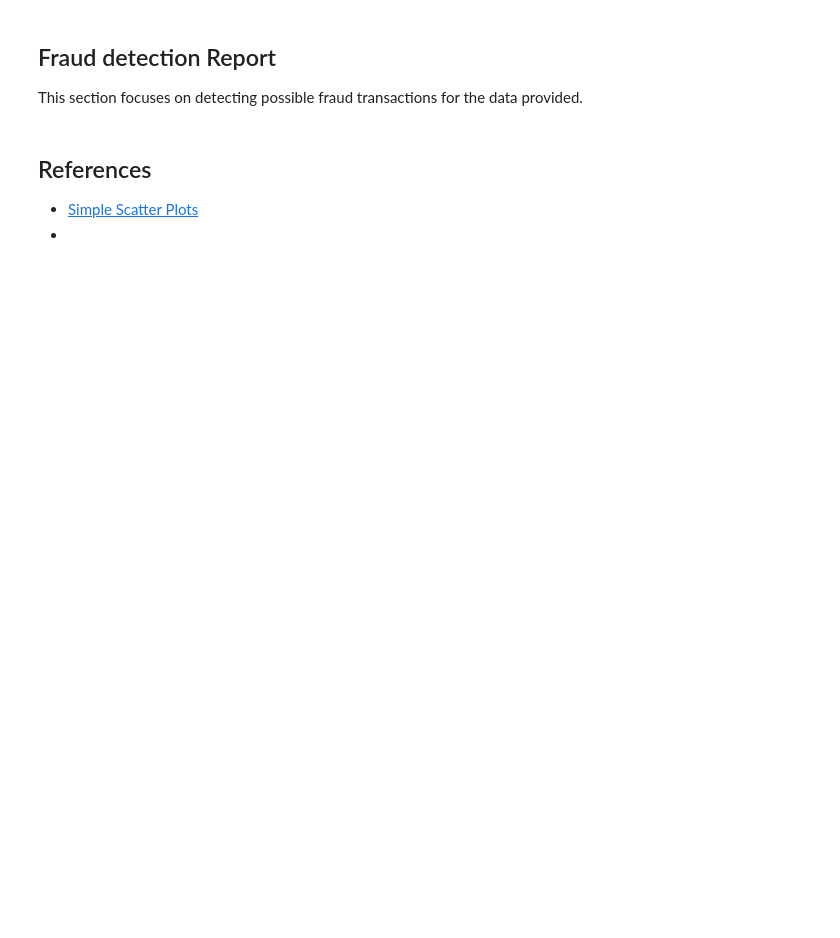
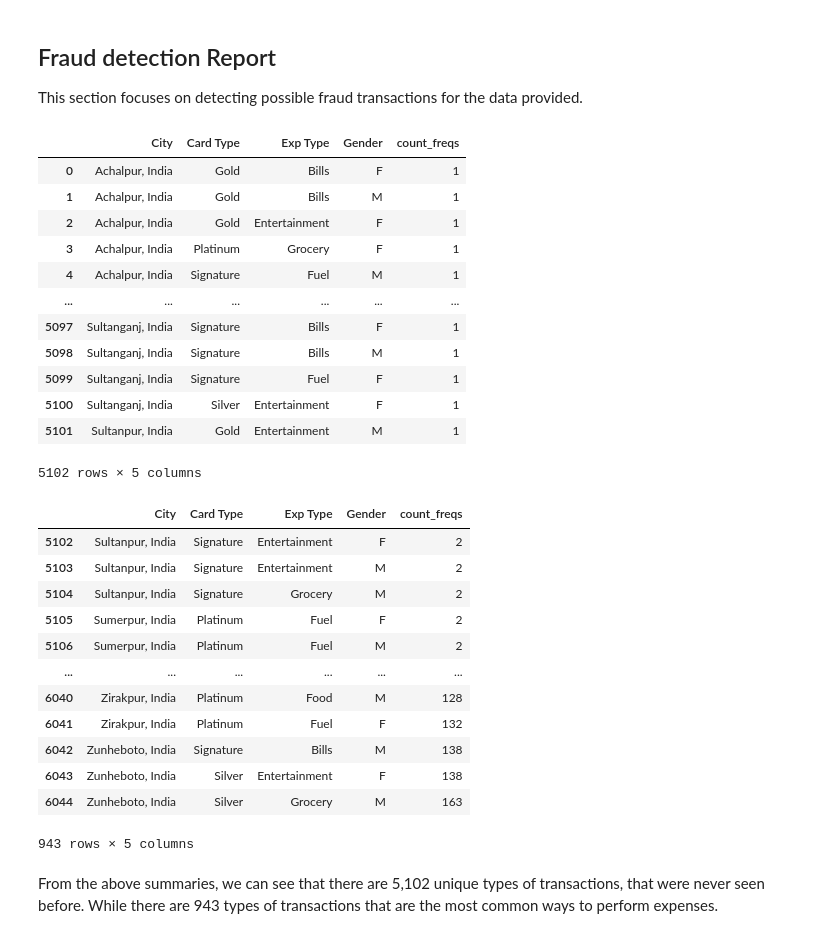
Before and after one commit to LaloLoop/prog8420-egs-solutions, a Jupyter notebook: bank-transactions-analysis/bank-transaction.ipynb, the cells around one changed output. Saved outputs shown, nothing was run; the diff lists cells and outputs as text; code cells hidden in the pictures; blank space fills up the shorter version.

```diff
--- a/bank-transactions-analysis/bank-transaction.ipynb
+++ b/bank-transactions-analysis/bank-transaction.ipynb
@@ -312,7 +281,46 @@ bank_data.corr()
 # %% [markdown]
 ## Fraud detection Report
 This section focuses on detecting possible fraud transactions for the data provided.
-# %% [markdown]
-## References
-* [Simple Scatter Plots](https://jakevdp.github.io/PythonDataScienceHandbook/04.02-simple-scatter-plots.html)
-*
+# %%
+bank_slice = bank_data[['City', 'Card Type', 'Exp Type', 'Gender']]
+bank_counts = bank_slice.value_counts(ascending=True)
+count_freqs = dict(bank_counts)
+bank_grouped = bank_slice.groupby(['City', 'Card Type', 'Exp Type', 'Gender']).count().reset_index()
+
+bank_grouped.loc[:, 'count_freqs'] = count_freqs.keys()
+bank_grouped['count_freqs'] = bank_grouped['count_freqs'].map(count_freqs)
+
+unique_transactions = bank_grouped[bank_grouped.count_freqs == 1]
+common_transactions = bank_grouped[bank_grouped.count_freqs > 1]
+
+display(unique_transactions)
+display(common_transactions)
+# %% [output]
+|  | City | Card Type | Exp Type | Gender | count_freqs |
+| 0 | Achalpur, India | Gold | Bills | F | 1 |
+| 1 | Achalpur, India | Gold | Bills | M | 1 |
+| 2 | Achalpur, India | Gold | Entertainment | F | 1 |
+| 3 | Achalpur, India | Platinum | Grocery | F | 1 |
+| 4 | Achalpur, India | Signature | Fuel | M | 1 |
+| ... | ... | ... | ... | ... | ... |
+| 5097 | Sultanganj, India | Signature | Bills | F | 1 |
+| 5098 | Sultanganj, India | Signature | Bills | M | 1 |
+| 5099 | Sultanganj, India | Signature | Fuel | F | 1 |
+| 5100 | Sultanganj, India | Silver | Entertainment | F | 1 |
+| 5101 | Sultanpur, India | Gold | Entertainment | M | 1 |
+5102 rows × 5 columns
+|  | City | Card Type | Exp Type | Gender | count_freqs |
+| 5102 | Sultanpur, India | Signature | Entertainment | F | 2 |
+| 5103 | Sultanpur, India | Signature | Entertainment | M | 2 |
+| 5104 | Sultanpur, India | Signature | Grocery | M | 2 |
+| 5105 | Sumerpur, India | Platinum | Fuel | F | 2 |
+| 5106 | Sumerpur, India | Platinum | Fuel | M | 2 |
+| ... | ... | ... | ... | ... | ... |
+| 6040 | Zirakpur, India | Platinum | Food | M | 128 |
+| 6041 | Zirakpur, India | Platinum | Fuel | F | 132 |
+| 6042 | Zunheboto, India | Signature | Bills | M | 138 |
+| 6043 | Zunheboto, India | Silver | Entertainment | F | 138 |
+| 6044 | Zunheboto, India | Silver | Grocery | M | 163 |
+943 rows × 5 columns
+# %% [markdown]
+From the above summaries, we can see that there are 5,102 unique types of transactions, that were never seen before. While there are 943 types of transactions that are the most common ways to perform expenses.
```
Also changed, not shown: parts of 24 cells of this notebook.
